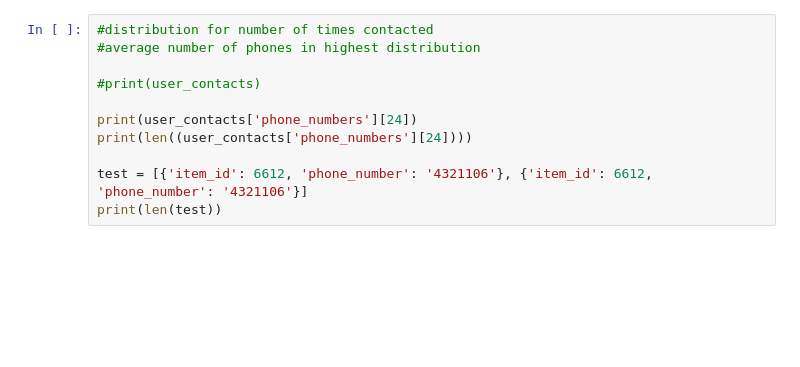
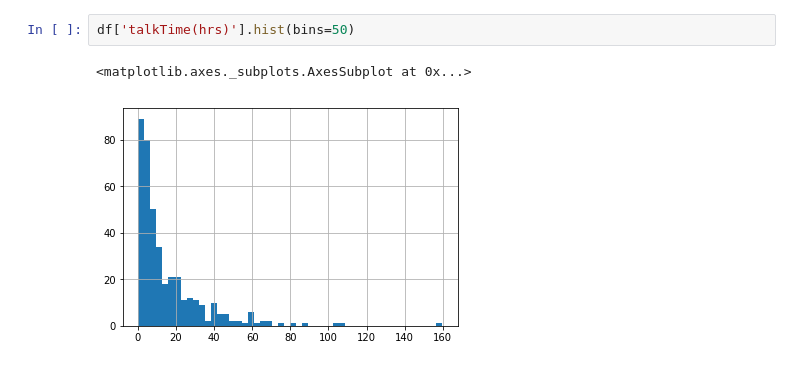
Before and after one commit to yashevde/BI_Project, a Jupyter notebook: BI.ipynb, the cells around one changed output. Saved outputs shown, nothing was run; the diff lists cells and outputs as text; blank space fills up the shorter version.

```diff
--- a/BI.ipynb
+++ b/BI.ipynb
@@ -25,11 +22,5 @@ Name: message_body, dtype: object
-# %%
-#distribution for number of times contacted
-#average number of phones in highest distribution
-
-#print(user_contacts)
-
-print(user_contacts['phone_numbers'][24])
-print(len((user_contacts['phone_numbers'][24])))
-
-test = [{'item_id': 6612, 'phone_number': '4321106'}, {'item_id': 6612, 'phone_number': '4321106'}]
-print(len(test))
+# %%
+df['talkTime(hrs)'].hist(bins=50)
+# %% [output]
+<matplotlib.axes._subplots.AxesSubplot at 0x...>
+[figure, added]
```
Also changed, not shown: parts of 5 cells of this notebook, 2 other files.
